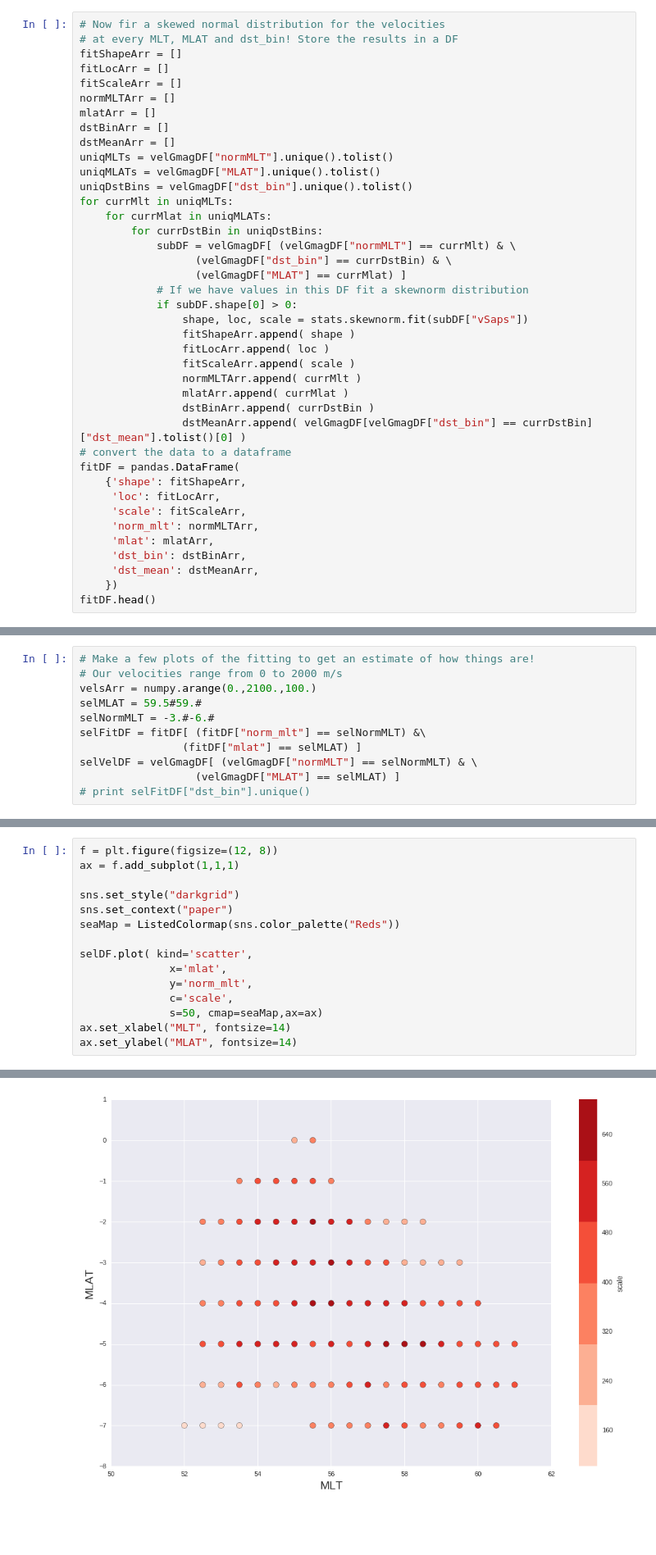
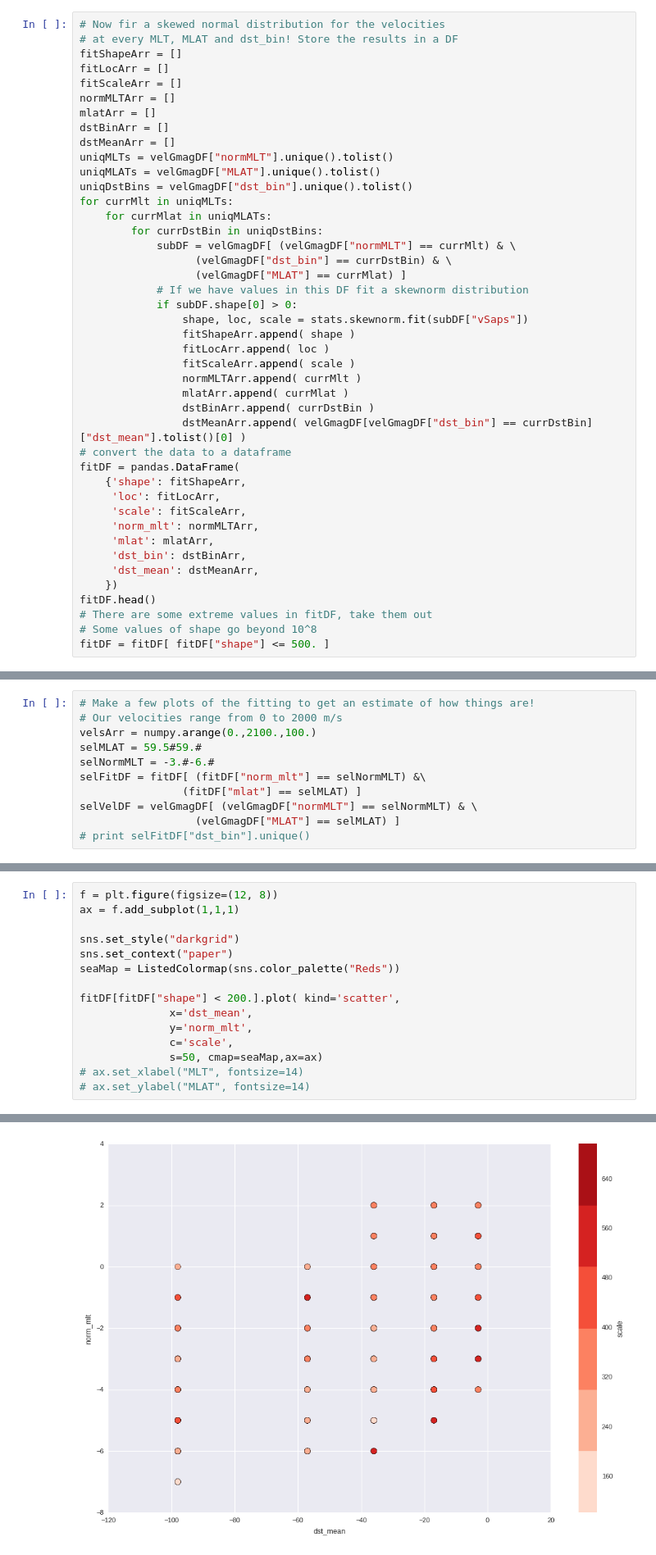
Before and after one commit to bharatreddy/vel-analys, a Jupyter notebook: ipy/skewed_gaussian_fit.ipynb, the cells around one changed output, grey strips where cells are left out. Shown at 82% size. Cells and saved outputs as stored; diff of their text form; blank space fills up the shorter version.

```diff
--- a/ipy/skewed_gaussian_fit.ipynb
+++ b/ipy/skewed_gaussian_fit.ipynb
@@ -103,3 +104,6 @@ fitDF = pandas.DataFrame(
      'dst_mean': dstMeanArr,
     })
 fitDF.head()
+# There are some extreme values in fitDF, take them out
+# Some values of shape go beyond 10^8
+fitDF = fitDF[ fitDF["shape"] <= 500. ]
@@ -178,11 +175,11 @@ sns.set_style("darkgrid")
 sns.set_context("paper")
 seaMap = ListedColormap(sns.color_palette("Reds"))
 
-selDF.plot( kind='scatter',
-              x='mlat',
+fitDF[fitDF["shape"] < 200.].plot( kind='scatter',
+              x='dst_mean',
               y='norm_mlt',
               c='scale',
               s=50, cmap=seaMap,ax=ax)
-ax.set_xlabel("MLT", fontsize=14)
-ax.set_ylabel("MLAT", fontsize=14)
+# ax.set_xlabel("MLT", fontsize=14)
+# ax.set_ylabel("MLAT", fontsize=14)
 # %% [output]
@@ -190 +187 @@ ax.set_ylabel("MLAT", fontsize=14)
-[figure, old version]
+[figure, new version]
```
Also changed, not shown: parts of 9 cells of this notebook, 1 other file.
